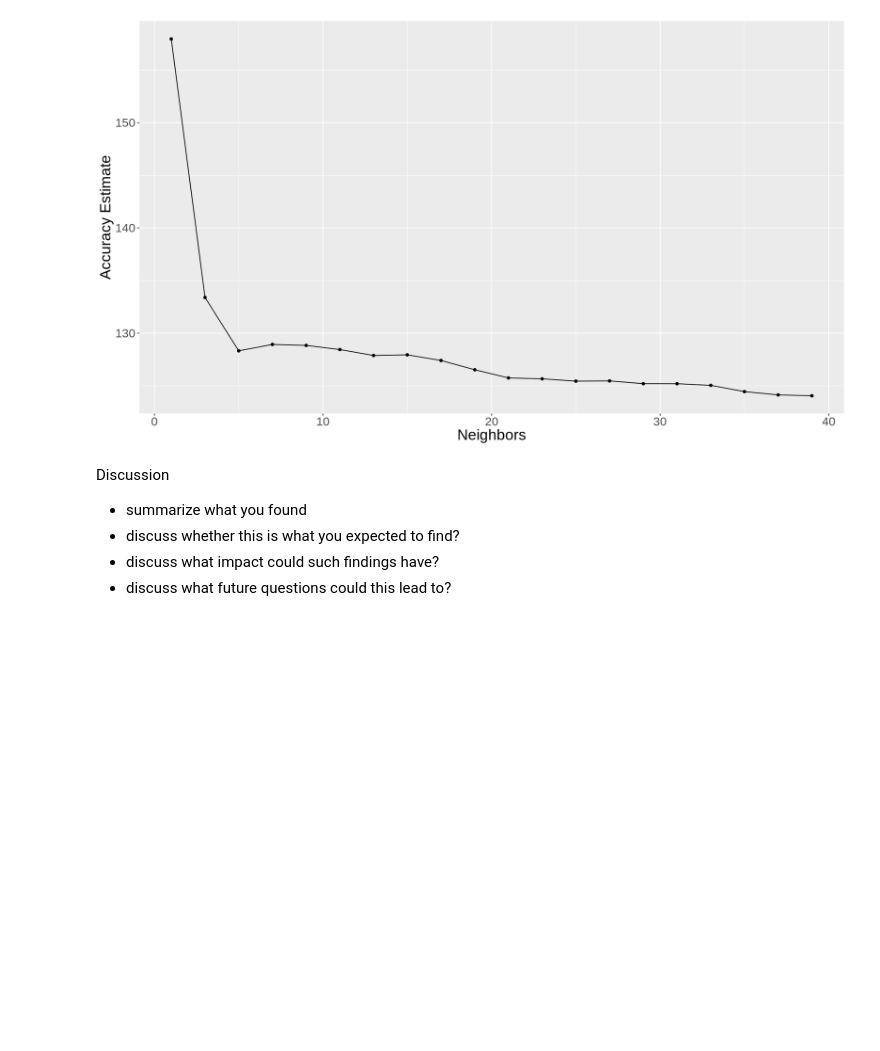
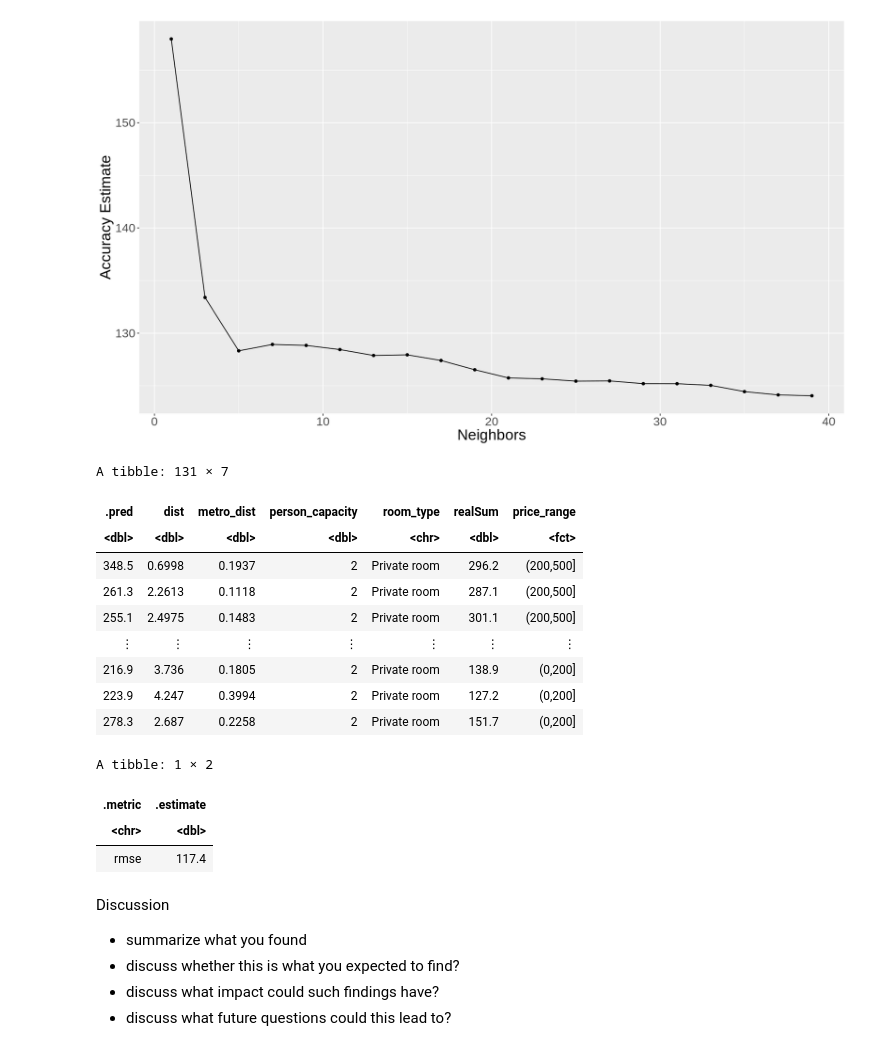
Before and after one commit to chadsc79/dsci-100-2022w2-group-7-section-005, a Jupyter notebook: dsci100_group_project_report_005.ipynb, the cells around one changed output. Cells and saved outputs as stored; diff of their text form; code cells hidden in the pictures; blank space fills up the shorter version.

```diff
--- a/dsci100_group_project_report_005.ipynb
+++ b/dsci100_group_project_report_005.ipynb
@@ -208,26 +210,43 @@ A tibble: 40 × 7
 | 39 | rsq | standard | 0.09544 | 10 | 0.01986 | Preprocessor1_Model20 |
 [figure]
 # %%
-##(7)##
+
 knn_best_spec <- nearest_neighbor(weight_func = "rectangular", neighbors = 25) |>
   set_engine("kknn") |>
   set_mode("regression")
 
 paris_fit <- workflow() |>
   add_recipe(paris_recipe) |>
   add_model(knn_best_spec) |>
   fit(data = paris_train)
 
-##(8)##
+
 # Get the prediction column
-cancer_predictions <- predict(cancer_fit, cancer_test) |>
-    bind_cols(cancer_test)
+paris_predictions <- predict(paris_fit, paris_test) |>
+    bind_cols(paris_test)
+paris_predictions
 
 # Compare the accuracy of predictions to the true values in the test set
-cancer_acc <- cancer_predictions |>
-    metrics(truth = Classes, estimate = .pred_class) |>
+paris_acc <- paris_predictions |>
+    metrics(truth = realSum, estimate = .pred) |>
     select(.metric, .estimate) |>
     head(1)
+paris_acc
+# %% [output]
+A tibble: 131 × 7
+| .pred | dist | metro_dist | person_capacity | room_type | realSum | price_range |
+| <dbl> | <dbl> | <dbl> | <dbl> | <chr> | <dbl> | <fct> |
+| 348.5 | 0.6998 | 0.1937 | 2 | Private room | 296.2 | (200,500] |
+| 261.3 | 2.2613 | 0.1118 | 2 | Private room | 287.1 | (200,500] |
+| 255.1 | 2.4975 | 0.1483 | 2 | Private room | 301.1 | (200,500] |
+| ⋮ | ⋮ | ⋮ | ⋮ | ⋮ | ⋮ | ⋮ |
+| 216.9 | 3.736 | 0.1805 | 2 | Private room | 138.9 | (0,200] |
+| 223.9 | 4.247 | 0.3994 | 2 | Private room | 127.2 | (0,200] |
+| 278.3 | 2.687 | 0.2258 | 2 | Private room | 151.7 | (0,200] |
+A tibble: 1 × 2
+| .metric | .estimate |
+| <chr> | <dbl> |
+| rmse | 117.4 |
 # %% [markdown]
 Discussion
 
```
Also changed, not shown: parts of 2 cells of this notebook.
